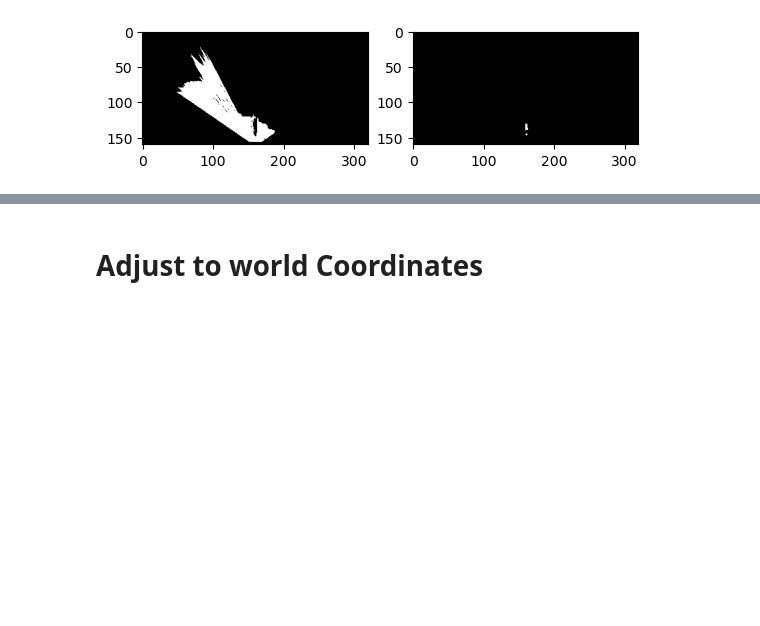
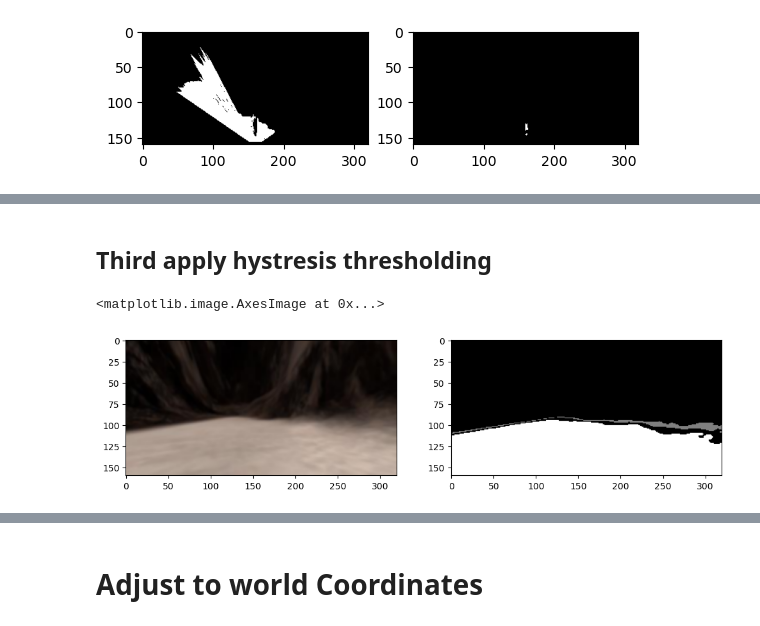
Before and after one commit to Zakaria-Madkour/Computer-Vision-, a Jupyter notebook: code/Pipeline_Stages.ipynb, the cells around one changed output, grey strips where cells are left out. Saved outputs shown, nothing was run; the diff lists cells and outputs as text; code cells hidden in the pictures; blank space fills up the shorter version.

```diff
--- a/code/Pipeline_Stages.ipynb
+++ b/code/Pipeline_Stages.ipynb
@@ -224,0 +249,39 @@ plt.imshow(rock, cmap='gray')
+# %% [markdown]
+## Third apply hystresis thresholding
+# %%
+# Set high and low threshold
+highThreshold = (130,130,130)
+lowThreshold = (80,80,80)
+
+M, N,_ = blur.shape
+out = np.zeros_like(blur[:,:,0])
+
+# strong ground pixels --> terrain for sure
+strong_threshed = (blur[:,:,0] > highThreshold[0]) \
+                & (blur[:,:,1] > highThreshold[1]) \
+                & (blur[:,:,2] > highThreshold[2])
+
+# obstacles
+zero_threshed =   (blur[:,:,0] < lowThreshold[0]) \
+                & (blur[:,:,1] < lowThreshold[1]) \
+                & (blur[:,:,2] < lowThreshold[2])
+
+# weak edges
+weak_threshed = (blur[:,:,0]  > lowThreshold[0]) & (blur[:,:,0] < highThreshold[0]) \
+                & (blur[:,:,1] > lowThreshold[1]) & (blur[:,:,1] < highThreshold[1]) \
+                & (blur[:,:,2] > lowThreshold[2]) & (blur[:,:,2] < highThreshold[2])
+
+# Set same intensity value for all edge pixels
+out[strong_threshed] = 255
+out[zero_threshed ] = 0
+out[weak_threshed] = 127
+
+
+fig = plt.figure(figsize=(12, 3))
+plt.subplot(121)
+plt.imshow(blur)
+plt.subplot(122)
+plt.imshow(out, cmap='gray')
+# %% [output]
+<matplotlib.image.AxesImage at 0x...>
+[figure, added]
```
Also changed, not shown: parts of 9 cells of this notebook.
